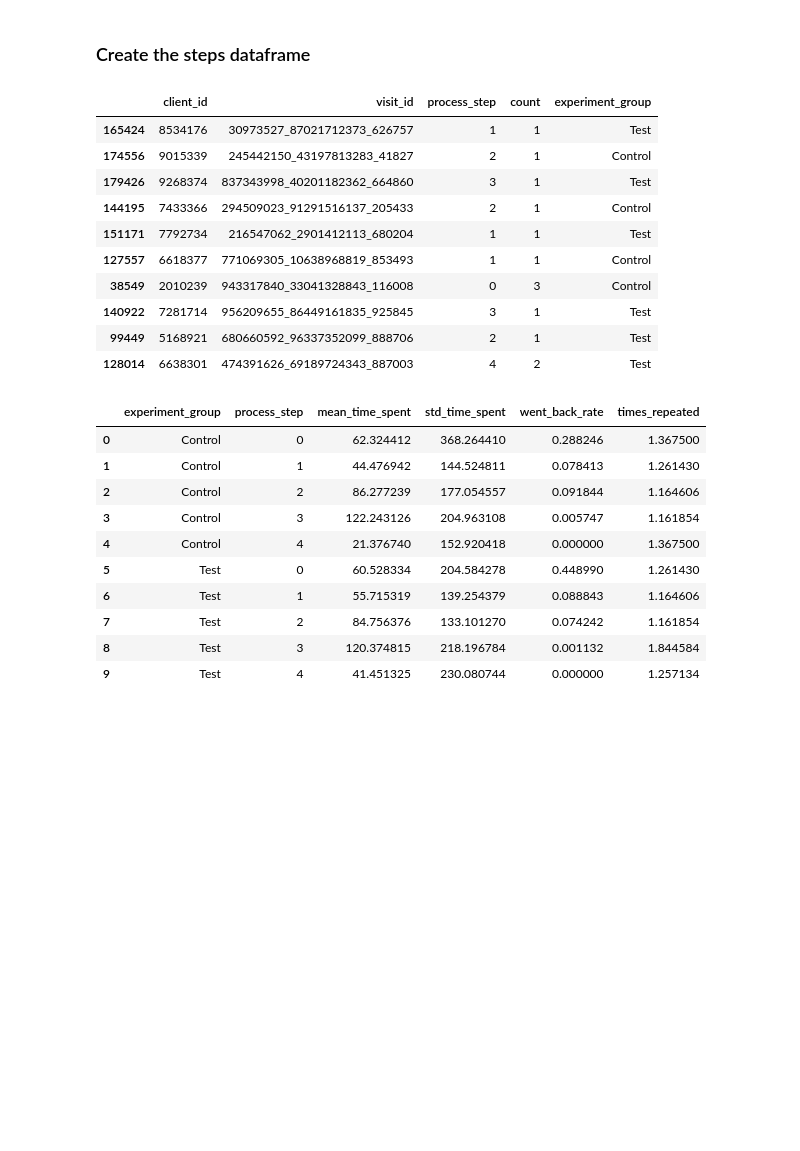
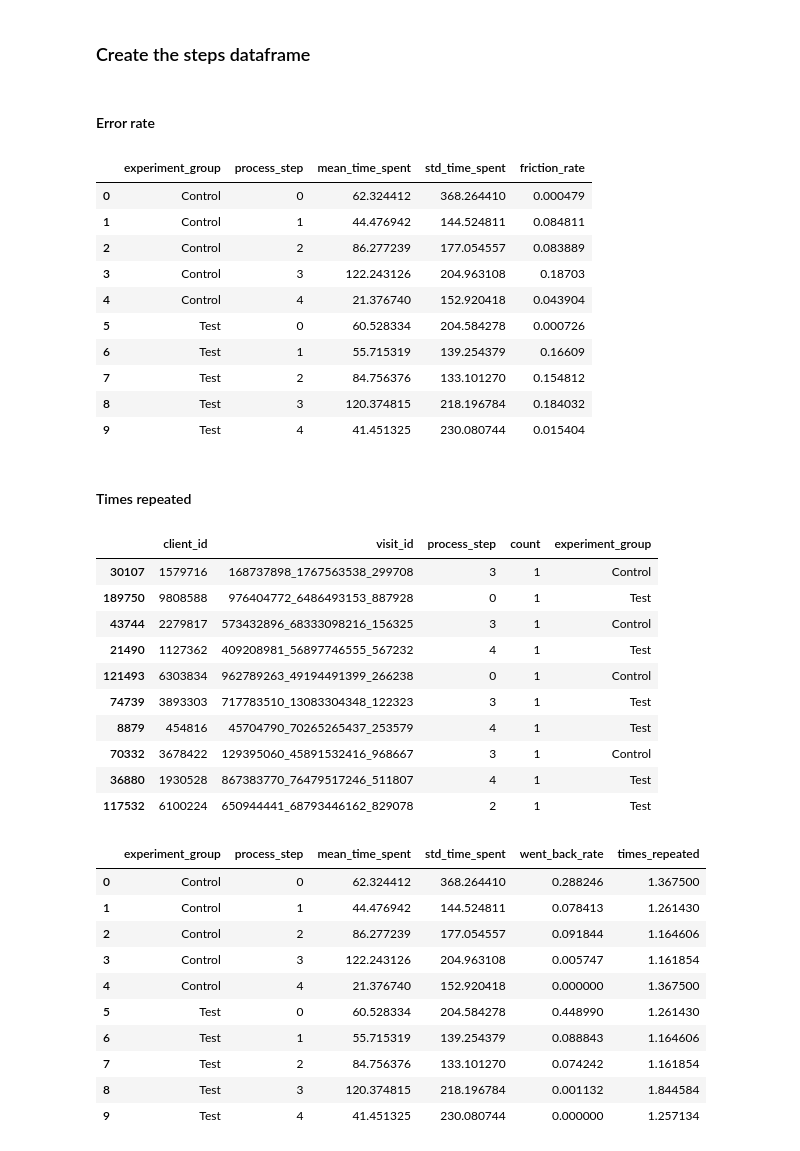
Before and after one commit to almudenaolg/Vanguard-AB-Test-Analysis, a Jupyter notebook: exploratory.ipynb, the cells around one changed output. Saved outputs shown, nothing was run; the diff lists cells and outputs as text; code cells hidden in the pictures; blank space fills up the shorter version.

```diff
--- a/exploratory.ipynb
+++ b/exploratory.ipynb
@@ -357,10 +355,39 @@ df_web_data.dropna(inplace=True)
 ### Create the steps dataframe
 # %%
 #Extract the necessary info from df_web_data
-steps_df = df_web_data.groupby(['experiment_group', 'process_step']).agg({'time_spent_seconds': ['mean', 'std'], 'went_back': 'mean'}).reset_index()
+steps_df = df_web_data.groupby(['experiment_group', 'process_step']).agg({'time_spent_seconds': ['mean', 'std']}).reset_index()
 
 # Rename columns for clarity
-steps_df.columns = ['experiment_group', 'process_step', 'mean_time_spent', 'std_time_spent', 'went_back_rate']
+steps_df.columns = ['experiment_group', 'process_step', 'mean_time_spent', 'std_time_spent']
+# %% [markdown]
+#### Error rate
+# %%
+# Crear la columna 'friction_in_step' que marca el paso problemático (donde ocurre la fricción)
+df_web_data['friction_step'] = (df_web_data['process_step'] < df_web_data['previous_step'])
+
+#Cambiar la columna 'went_back' para indicar el paso problemático anterior (la fricción)
+df_web_data['friction'] = df_web_data['friction_step'].shift(-1)
+# %%
+friction_rate = (df_web_data.groupby(['experiment_group', 'process_step'])['friction'].mean()
+    .reset_index(name='mean_went_back_rate'))
+
+steps_df['friction_rate'] = friction_rate['mean_went_back_rate']
+# %%
+steps_df
+# %% [output]
+|  | experiment_group | process_step | mean_time_spent | std_time_spent | friction_rate |
+| 0 | Control | 0 | 62.324412 | 368.264410 | 0.000479 |
+| 1 | Control | 1 | 44.476942 | 144.524811 | 0.084811 |
+| 2 | Control | 2 | 86.277239 | 177.054557 | 0.083889 |
+| 3 | Control | 3 | 122.243126 | 204.963108 | 0.18703 |
+| 4 | Control | 4 | 21.376740 | 152.920418 | 0.043904 |
+| 5 | Test | 0 | 60.528334 | 204.584278 | 0.000726 |
+| 6 | Test | 1 | 55.715319 | 139.254379 | 0.16609 |
+| 7 | Test | 2 | 84.756376 | 133.101270 | 0.154812 |
+| 8 | Test | 3 | 120.374815 | 218.196784 | 0.184032 |
+| 9 | Test | 4 | 41.451325 | 230.080744 | 0.015404 |
+# %% [markdown]
+#### Times repeated
 # %%
 # Group by client_id and visit_id to count repeated steps per visit
 repeat_steps = df_web_data.groupby(['client_id', 'visit_id'])['process_step'].value_counts()
@@ -371,16 +398,16 @@ repeat_steps = repeat_steps.merge(df_experiment_clients, on='client_id', how='le
 repeat_steps.sample(10)
 # %% [output]
 |  | client_id | visit_id | process_step | count | experiment_group |
-| 165424 | 8534176 | 30973527_87021712373_626757 | 1 | 1 | Test |
-| 174556 | 9015339 | 245442150_43197813283_41827 | 2 | 1 | Control |
-| 179426 | 9268374 | 837343998_40201182362_664860 | 3 | 1 | Test |
-| 144195 | 7433366 | 294509023_91291516137_205433 | 2 | 1 | Control |
-| 151171 | 7792734 | 216547062_2901412113_680204 | 1 | 1 | Test |
-| 127557 | 6618377 | 771069305_10638968819_853493 | 1 | 1 | Control |
-| 38549 | 2010239 | 943317840_33041328843_116008 | 0 | 3 | Control |
-| 140922 | 7281714 | 956209655_86449161835_925845 | 3 | 1 | Test |
-| 99449 | 5168921 | 680660592_96337352099_888706 | 2 | 1 | Test |
-| 128014 | 6638301 | 474391626_69189724343_887003 | 4 | 2 | Test |
+| 30107 | 1579716 | 168737898_1767563538_299708 | 3 | 1 | Control |
+| 189750 | 9808588 | 976404772_6486493153_887928 | 0 | 1 | Test |
+| 43744 | 2279817 | 573432896_68333098216_156325 | 3 | 1 | Control |
+| 21490 | 1127362 | 409208981_56897746555_567232 | 4 | 1 | Test |
+| 121493 | 6303834 | 962789263_49194491399_266238 | 0 | 1 | Control |
+| 74739 | 3893303 | 717783510_13083304348_122323 | 3 | 1 | Test |
+| 8879 | 454816 | 45704790_70265265437_253579 | 4 | 1 | Test |
+| 70332 | 3678422 | 129395060_45891532416_968667 | 3 | 1 | Control |
+| 36880 | 1930528 | 867383770_76479517246_511807 | 4 | 1 | Test |
+| 117532 | 6100224 | 650944441_68793446162_829078 | 2 | 1 | Test |
 # %%
 # CReate a column with the average times repeated for each steps
 steps_df['times_repeated'] = repeat_steps.groupby(['process_step', 'experiment_group'])['count'].transform('mean')
```
Also changed, not shown: parts of 5 cells of this notebook.
